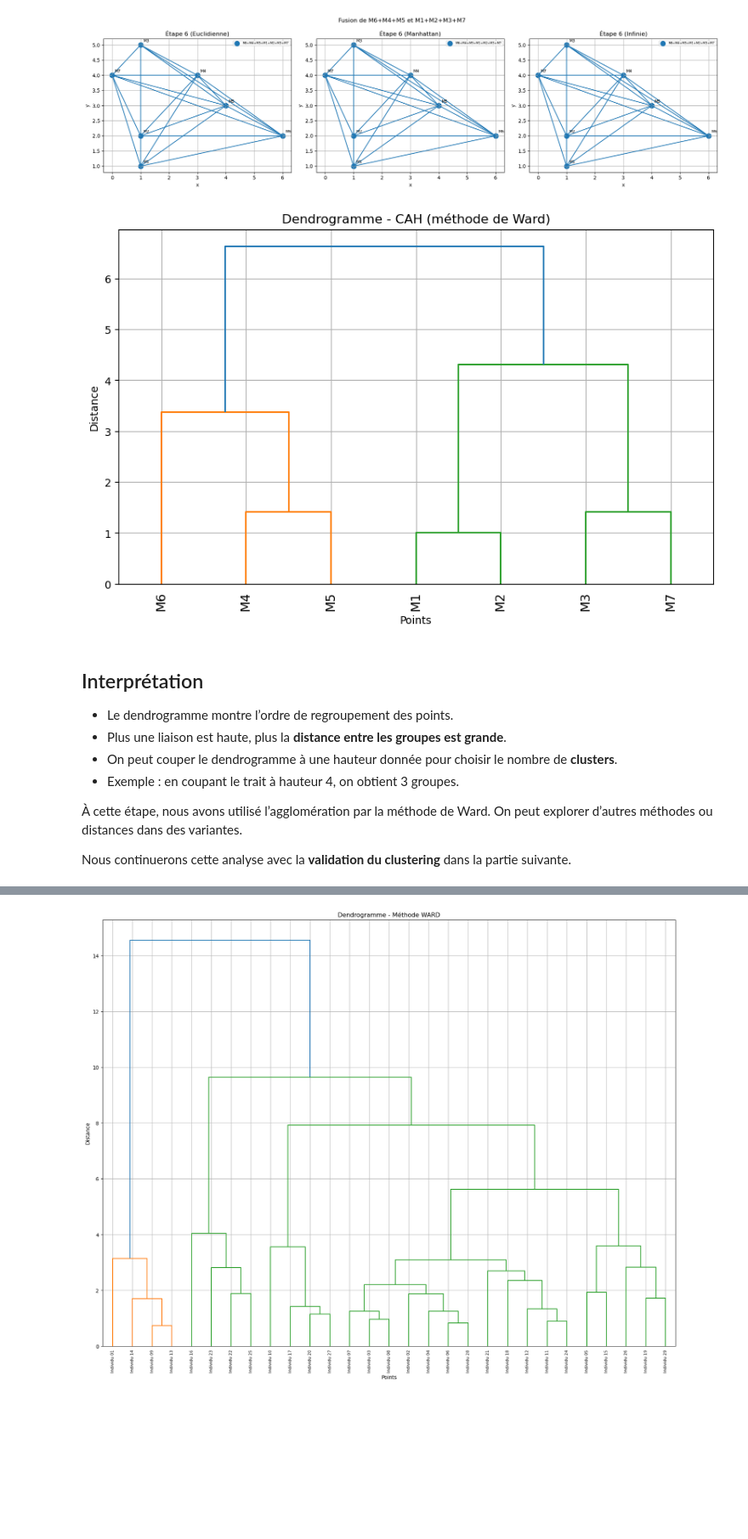
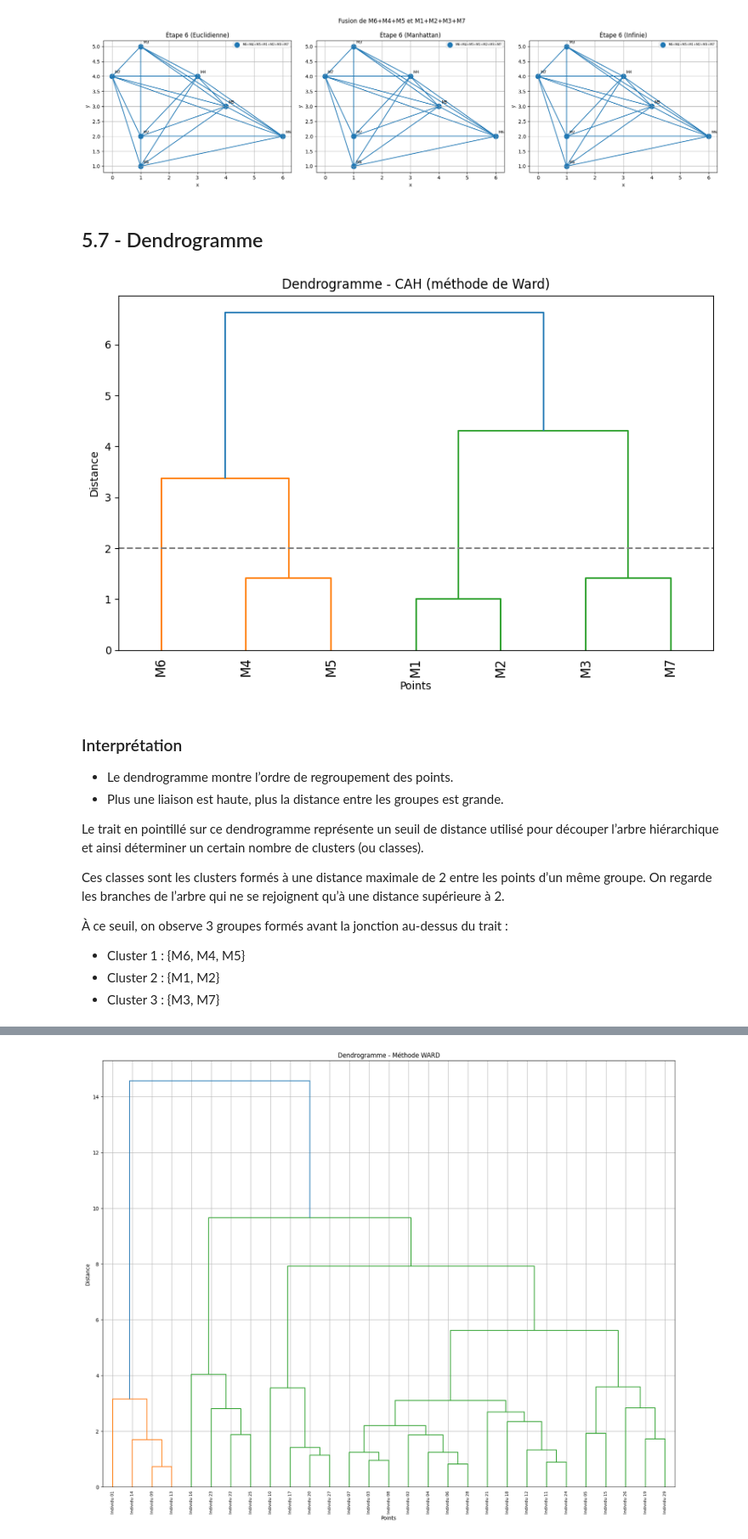
Before and after one commit to SkohTV/project-data-a3, a Jupyter notebook: electif/rendu.ipynb, the cells around one changed output, grey strips where cells are left out. Shown at 85% size. Drawn from its saved outputs; the diff is of its cells as text; code cells hidden in the pictures; blank space fills up the shorter version.

```diff
--- a/electif/rendu.ipynb
+++ b/electif/rendu.ipynb
@@ -457,29 +689,36 @@ for step in range(n_steps):
 [figure]
 [figure]
 [figure]
+# %% [markdown]
+## 5.7 - Dendrogramme
 # %%
 # CAH avec linkage (par défaut : euclidienne + méthode ward)
 Z = linkage(df.values, method='ward')
 
 # Affichage du dendrogramme
 plt.figure(figsize=(10, 6))
 dendrogram(Z, labels=list(points.keys()), leaf_rotation=90)
+plt.axhline(y=2, color='gray', linestyle='--')
 plt.title("Dendrogramme - CAH (méthode de Ward)")
 plt.xlabel("Points")
 plt.ylabel("Distance")
-plt.grid(True)
+# plt.grid(True)
 plt.show()
 # %% [output]
-[figure, old version]
+[figure, new version]
 # %% [markdown]
-## Interprétation
+### Interprétation
 
 - Le dendrogramme montre l’ordre de regroupement des points.
-- Plus une liaison est haute, plus la **distance entre les groupes est grande**.
-- On peut couper le dendrogramme à une hauteur donnée pour choisir le nombre de **clusters**.
-- Exemple : en coupant le trait à hauteur 4, on obtient 3 groupes.
+- Plus une liaison est haute, plus la distance entre les groupes est grande.
 
-À cette étape, nous avons utilisé l’agglomération par la méthode de Ward. On peut explorer d’autres méthodes ou distances dans des variantes.
+Le trait en pointillé sur ce dendrogramme représente un seuil de distance utilisé pour découper l’arbre hiérarchique et ainsi déterminer un certain nombre de clusters (ou classes).
 
-Nous continuerons cette analyse avec la **validation du clustering** dans la partie suivante.
+Ces classes sont les clusters formés à une distance maximale de 2 entre les points d’un même groupe.
+On regarde les branches de l’arbre qui ne se rejoignent qu’à une distance supérieure à 2.
+
+À ce seuil, on observe 3 groupes formés avant la jonction au-dessus du trait :
+- Cluster 1 : {M6, M4, M5}
+- Cluster 2 : {M1, M2}
+- Cluster 3 : {M3, M7}
 # %% [markdown]
```
Also changed, not shown: parts of 115 cells of this notebook.
